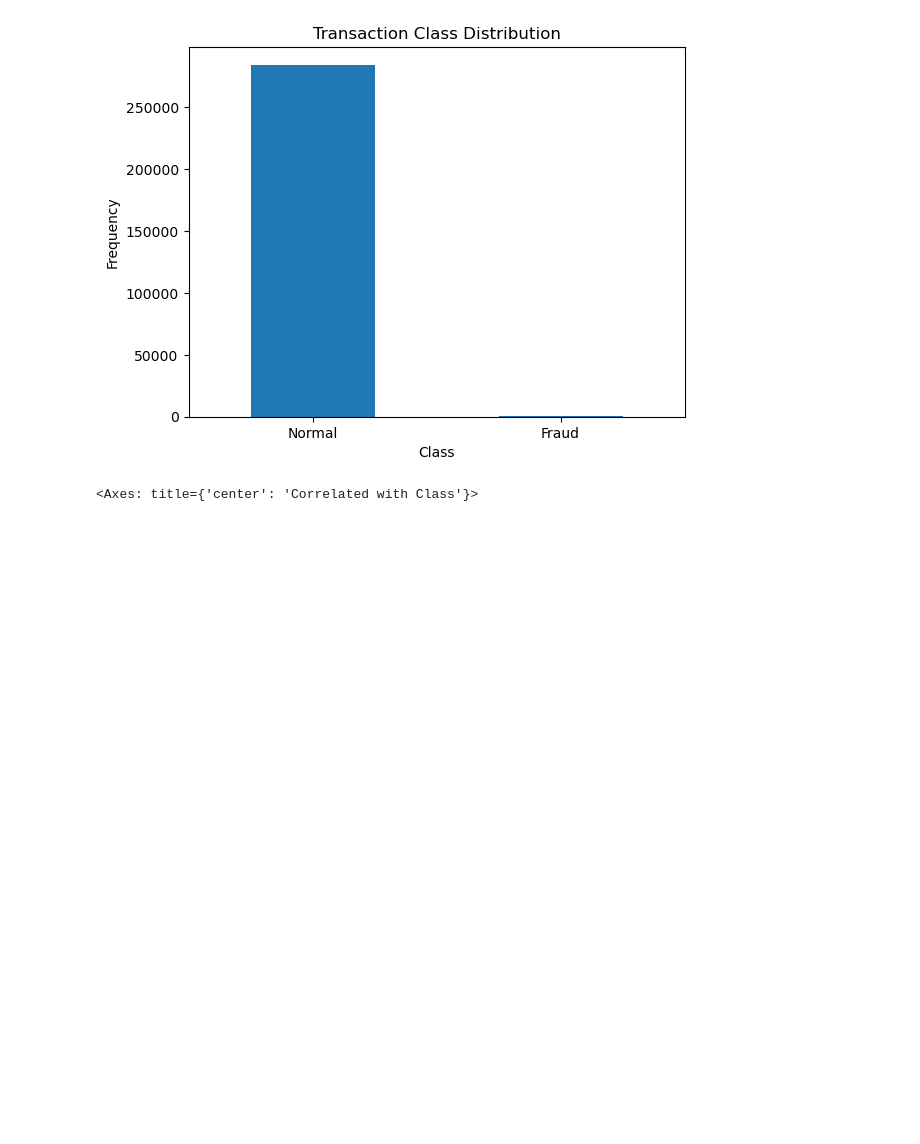
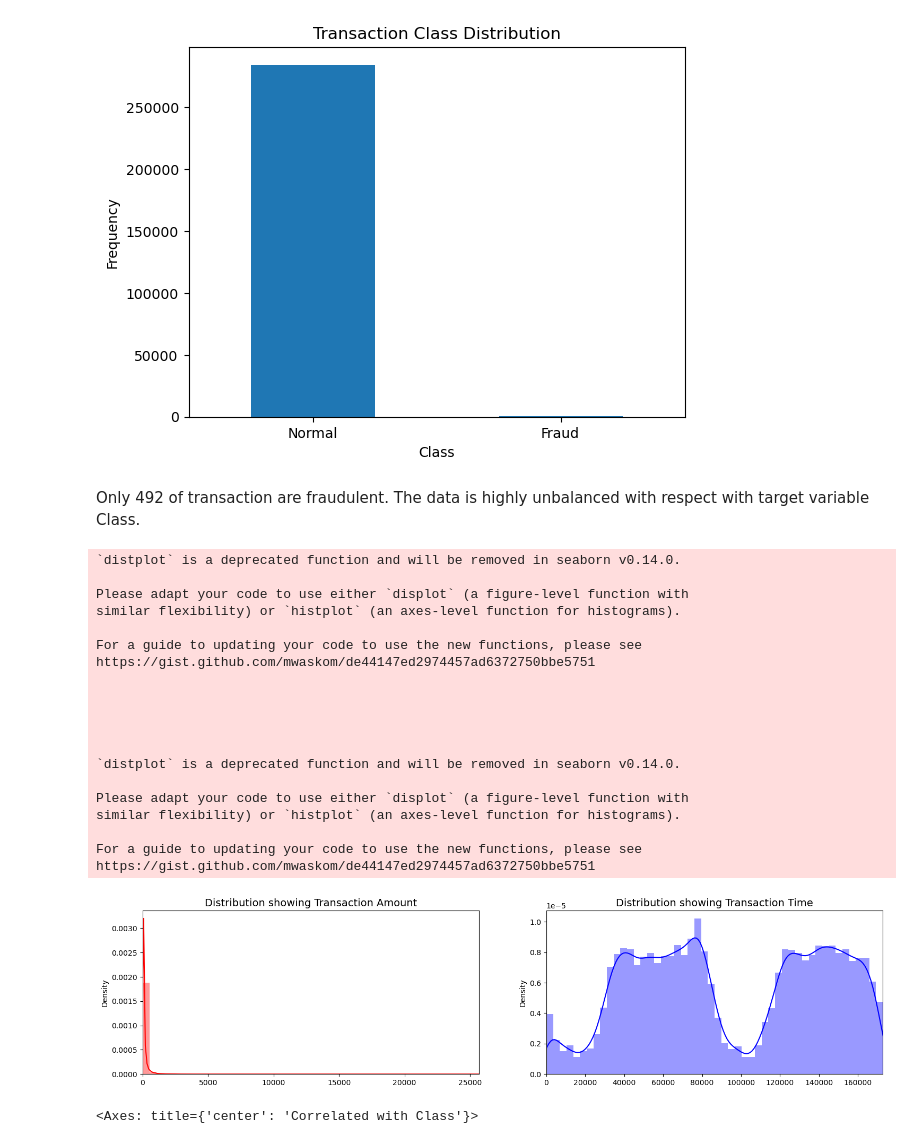
Before and after one commit to obystephen/dsc-phase-3-project-v2-3, a Jupyter notebook: project3.ipynb, the cells around one changed output. Drawn from its saved outputs; the diff is of its cells as text; code cells hidden in the pictures; blank space fills up the shorter version.

```diff
--- a/project3.ipynb
+++ b/project3.ipynb
@@ -127,3 +129,6 @@ plt.ylabel("Frequency")
 # %% [output]
 Text(0, 0.5, 'Frequency')
 [figure]
+# %% [markdown]
+Only 492 of transaction are fraudulent.
+The data is highly unbalanced with respect with target variable Class.
@@ -130,3 +147,43 @@ Text(0, 0.5, 'Frequency')
+# %%
+#Distribution of transaction Amount Vs Transaction time
+import seaborn as sns
+fig, ax = plt.subplots(1, 2, figsize=(18,4))
+
+amount_val = data['Amount'].values
+time_val = data['Time'].values
+
+sns.distplot(amount_val, ax=ax[0], color='r')
+ax[0].set_title('Distribution showing Transaction Amount', fontsize=14)
+ax[0].set_xlim([min(amount_val), max(amount_val)])
+
+sns.distplot(time_val, ax=ax[1], color='b')
+ax[1].set_title('Distribution showing Transaction Time', fontsize=14)
+ax[1].set_xlim([min(time_val), max(time_val)])
+
+
+
+plt.show()
+# %% [output]
+`distplot` is a deprecated function and will be removed in seaborn v0.14.0.
+
+Please adapt your code to use either `displot` (a figure-level function with
+similar flexibility) or `histplot` (an axes-level function for histograms).
+
+For a guide to updating your code to use the new functions, please see
+https://gist.github.com/mwaskom/de44147ed2974457ad6372750bbe5751
+
+
+
+
+
+`distplot` is a deprecated function and will be removed in seaborn v0.14.0.
+
+Please adapt your code to use either `displot` (a figure-level function with
+similar flexibility) or `histplot` (an axes-level function for histograms).
+
+For a guide to updating your code to use the new functions, please see
+https://gist.github.com/mwaskom/de44147ed2974457ad6372750bbe5751
+[figure, added]
 # %%
 data.corrwith(data['Class']).plot.bar(
   figsize = (16, 9), title = 'Correlated with Class', grid = True
```
Also changed, not shown: parts of 11 cells of this notebook, 1 other file.
